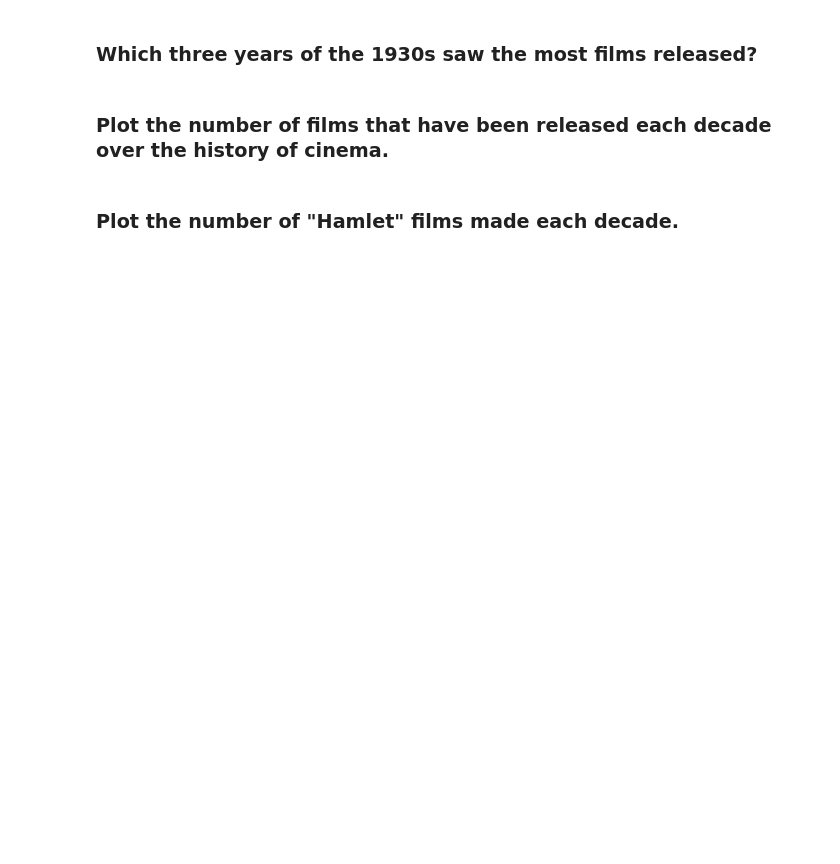
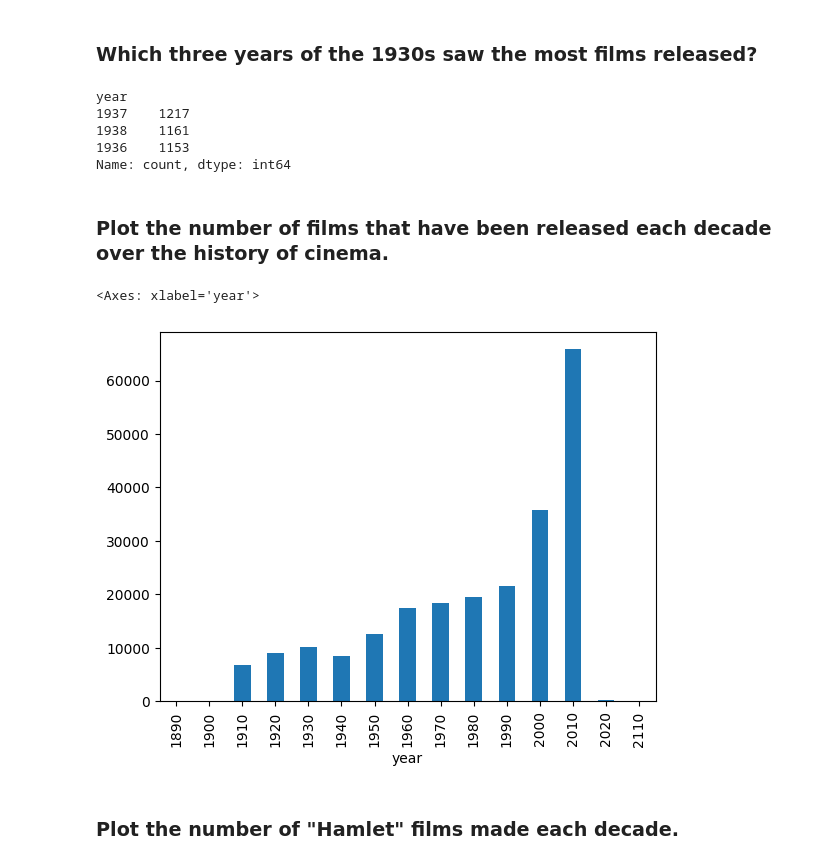
Before and after one commit to aexko/datascience101, a Jupyter notebook: Exercises-2.ipynb, the cells around one changed output. Saved outputs shown, nothing was run; the diff lists cells and outputs as text; code cells hidden in the pictures; blank space fills up the shorter version.

```diff
--- a/Exercises-2.ipynb
+++ b/Exercises-2.ipynb
@@ -30,6 +46,21 @@ cast.head()
 # %% [markdown]
 ### Which three years of the 1930s saw the most films released?
+# %%
+t = titles
+(t[(t.year >1930) & (t.year < 1940)]).year.value_counts().sort_values(ascending=False).head(3)
+# %% [output]
+year
+1937    1217
+1938    1161
+1936    1153
+Name: count, dtype: int64
 # %% [markdown]
 ### Plot the number of films that have been released each decade over the history of cinema.
+# %%
+t = titles
+(t.year // 10 * 10).value_counts().sort_index().plot(x='year', kind='bar')
+# %% [output]
+<Axes: xlabel='year'>
+[figure, added]
 # %% [markdown]
 ### Plot the number of "Hamlet" films made each decade.
```
Also changed, not shown: parts of 21 cells of this notebook, 3 other files.
